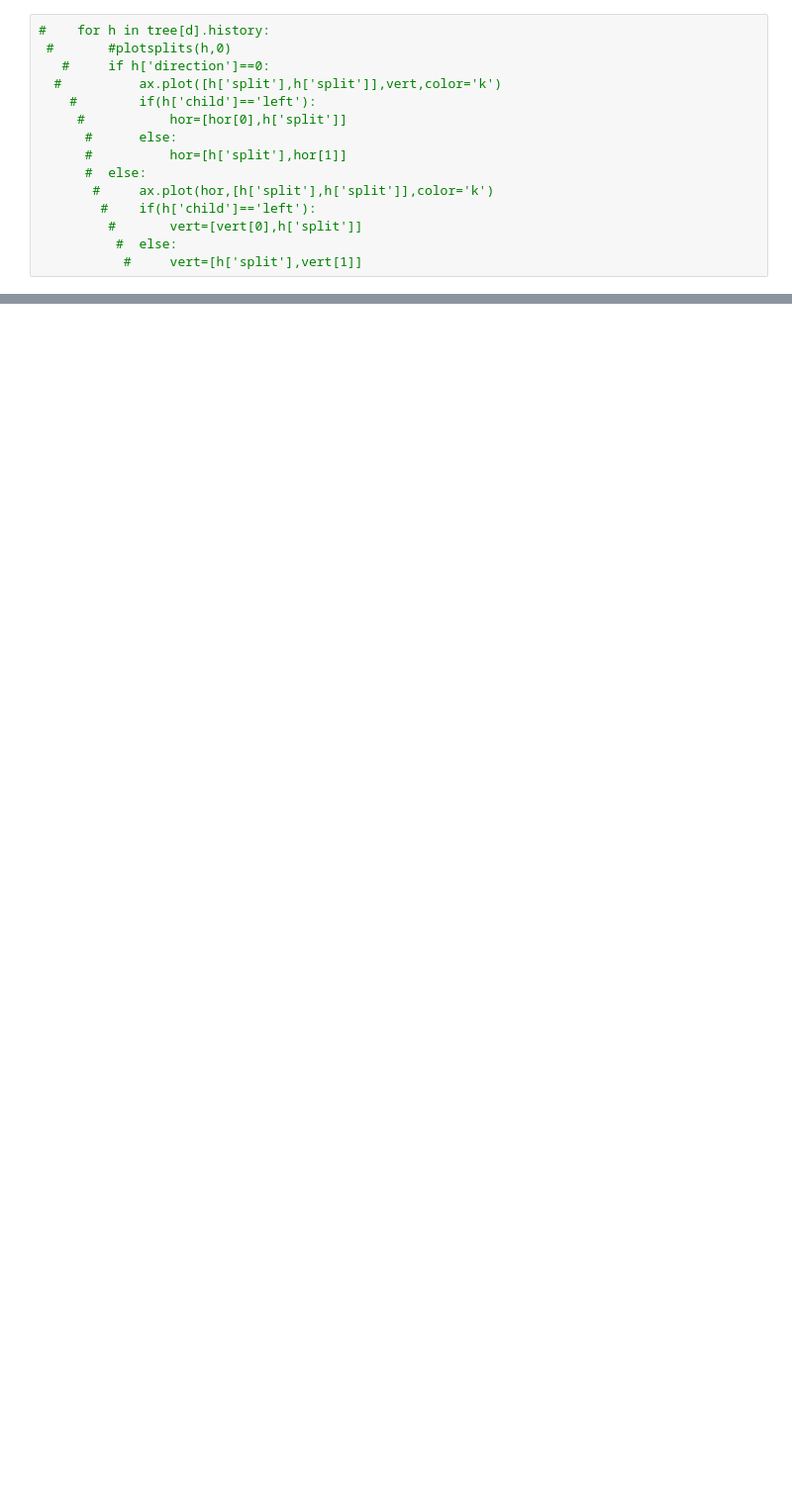
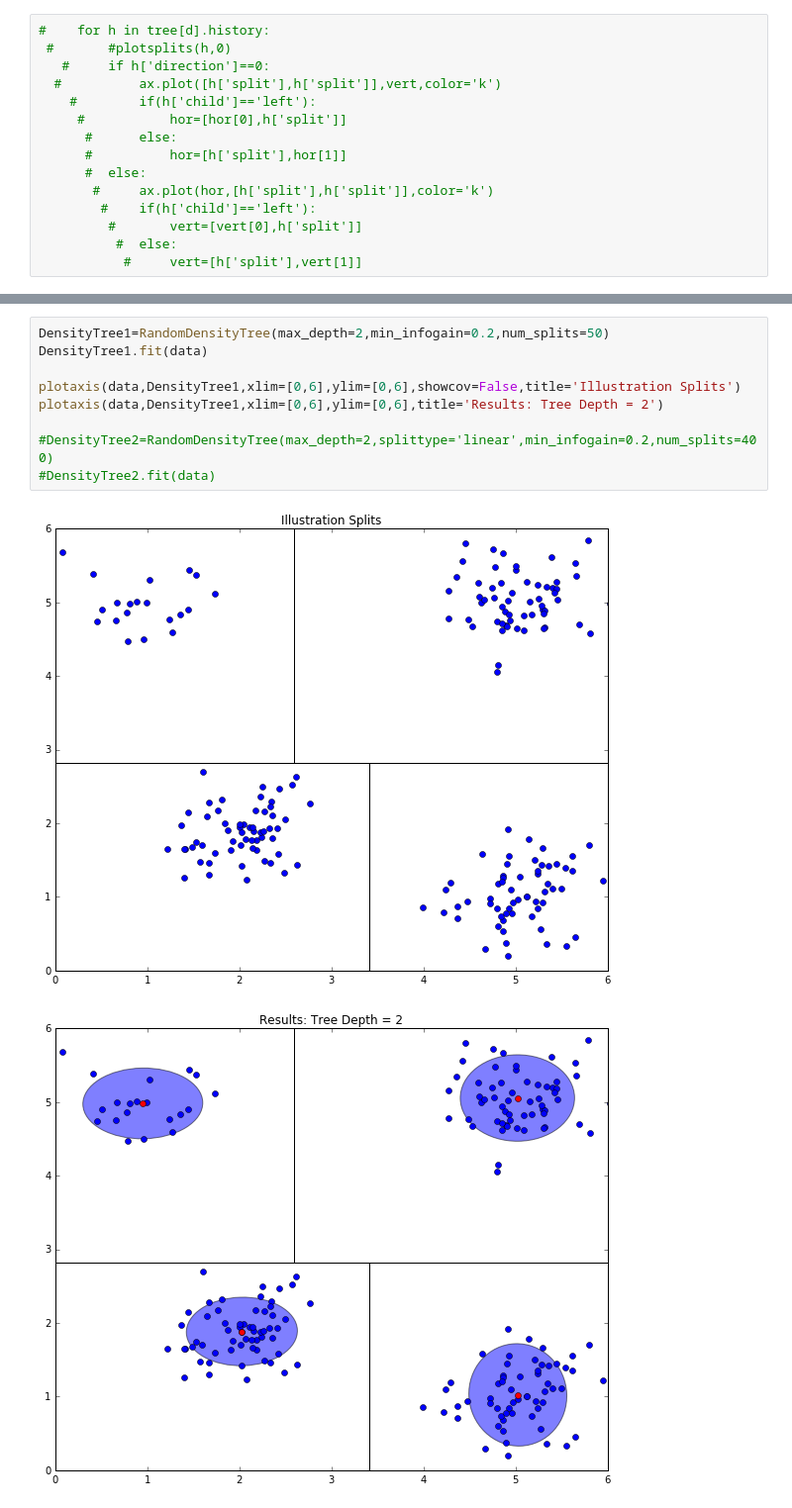
Before and after one commit to kfritsch/density_forest, a Jupyter notebook: DensityTree.ipynb, the cells around one changed output, grey strips where cells are left out. Shown at 99% size. Cells and saved outputs as stored; diff of their text form; blank space fills up the shorter version.

```diff
--- a/DensityTree.ipynb
+++ b/DensityTree.ipynb
@@ -646,0 +490,12 @@ nan
+# %%
+DensityTree1=RandomDensityTree(max_depth=2,min_infogain=0.2,num_splits=50)
+DensityTree1.fit(data)
+
+plotaxis(data,DensityTree1,xlim=[0,6],ylim=[0,6],showcov=False,title='Illustration Splits')
+plotaxis(data,DensityTree1,xlim=[0,6],ylim=[0,6],title='Results: Tree Depth = 2')
+
+#DensityTree2=RandomDensityTree(max_depth=2,splittype='linear',min_infogain=0.2,num_splits=400)
+#DensityTree2.fit(data)
+# %% [output]
+[figure, added]
+[figure, added]
```
Also changed, not shown: parts of 15 cells of this notebook, 1 other file.
